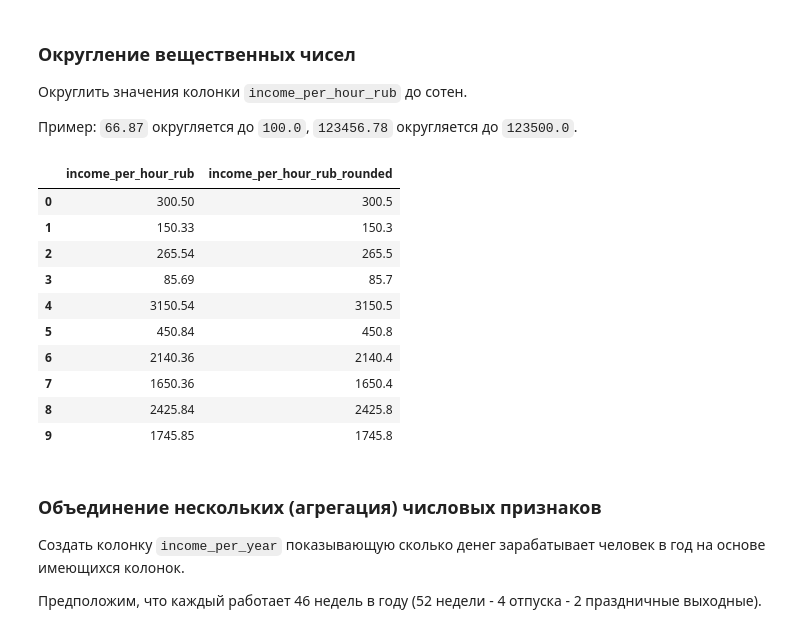
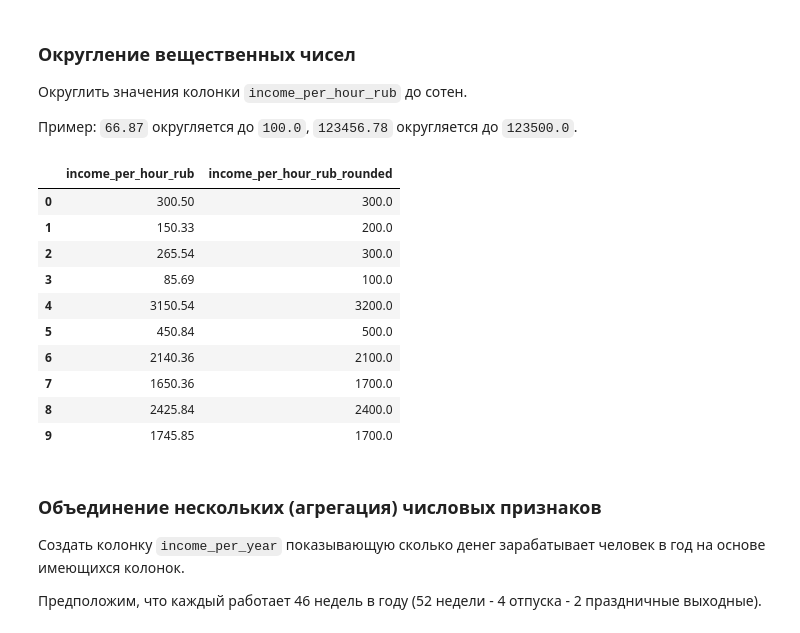
Before and after one commit to high-seeker/DS_HW, a Jupyter notebook: 04_feature_engineering.ipynb, the cells around one changed output. Cells and saved outputs as stored; diff of their text form; code cells hidden in the pictures.

```diff
--- a/04_feature_engineering.ipynb
+++ b/04_feature_engineering.ipynb
@@ -371,6 +370,7 @@ from sklearn.feature_extraction.text import CountVectorizer
 
 cv = CountVectorizer(lowercase=True, stop_words='english')
 tell_cv = cv.fit_transform(df.tell_me_about_yourself)
+item_description_column_names = cv.get_feature_names()
 
 vocab_dict = {}
 for word, col_idx in cv.vocabulary_.items():
@@ -534,8 +534,8 @@ import category_encoders as ce
 count_enc = ce.CountEncoder()
 
 count_encoded = count_enc.fit_transform(df[['occupation', 'life_satisfaction']])
-df = df.join(count_encoded.add_suffix("_count"))
+df = df.join(count_encoded.add_prefix("count_"))
 
-df[['occupation', 'occupation_count',
-    'life_satisfaction', 'life_satisfaction_count']]
+df[['occupation', 'count_occupation',
+    'life_satisfaction', 'count_life_satisfaction']]
 # %% [output]
@@ -564,20 +574,20 @@ df.select_dtypes(include=np.number)
 
 Пример: `66.87` округляется до `100.0`, `123456.78` округляется до `123500.0`.
 # %%
-df['income_per_hour_rub_rounded'] = df.income_per_hour_rub.round(1)
+df['income_per_hour_rub_rounded'] = df.income_per_hour_rub.round(-2)
 df[['income_per_hour_rub', 'income_per_hour_rub_rounded']]
 # %% [output]
 |  | income_per_hour_rub | income_per_hour_rub_rounded |
-| 0 | 300.50 | 300.5 |
-| 1 | 150.33 | 150.3 |
-| 2 | 265.54 | 265.5 |
-| 3 | 85.69 | 85.7 |
-| 4 | 3150.54 | 3150.5 |
-| 5 | 450.84 | 450.8 |
-| 6 | 2140.36 | 2140.4 |
-| 7 | 1650.36 | 1650.4 |
-| 8 | 2425.84 | 2425.8 |
-| 9 | 1745.85 | 1745.8 |
+| 0 | 300.50 | 300.0 |
+| 1 | 150.33 | 200.0 |
+| 2 | 265.54 | 300.0 |
+| 3 | 85.69 | 100.0 |
+| 4 | 3150.54 | 3200.0 |
+| 5 | 450.84 | 500.0 |
+| 6 | 2140.36 | 2100.0 |
+| 7 | 1650.36 | 1700.0 |
+| 8 | 2425.84 | 2400.0 |
+| 9 | 1745.85 | 1700.0 |
 # %% [markdown]
 ### Объединение нескольких (агрегация) числовых признаков
 
```
Also changed, not shown: parts of 6 cells of this notebook.
